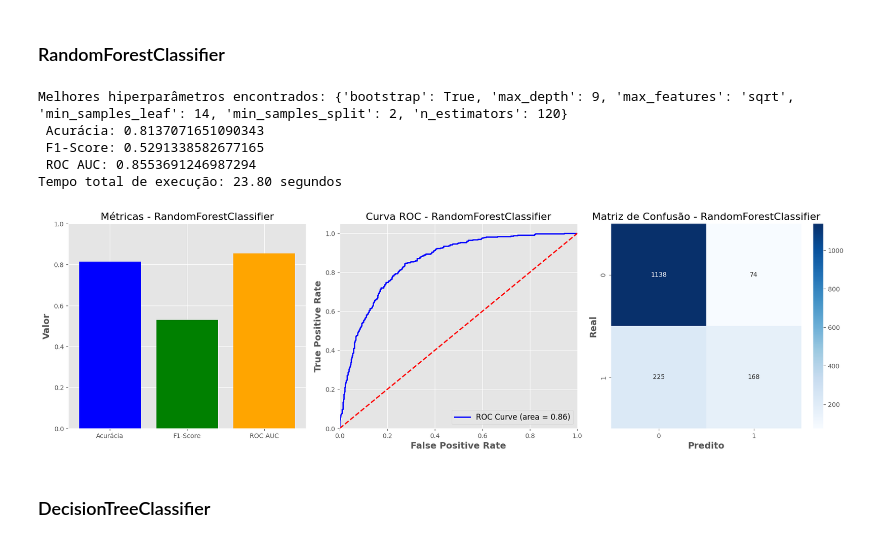
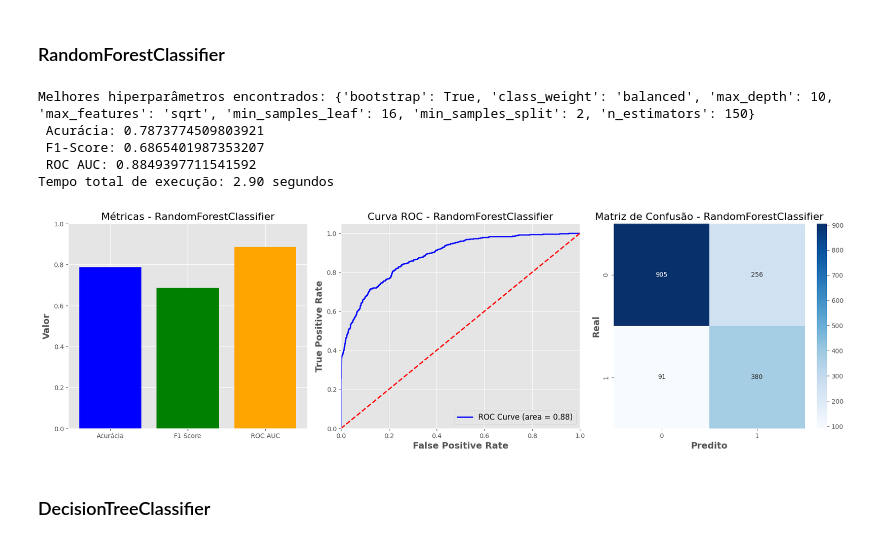
Before and after one commit to mraro/Projeto_Final, a Jupyter notebook: projeto_final.ipynb, the cells around one changed output. Cells and saved outputs as stored; diff of their text form; code cells hidden in the pictures.

```diff
--- a/projeto_final.ipynb
+++ b/projeto_final.ipynb
@@ -697,0 +705,6 @@ Temos 77% dos perfis de clientes que não desistiram, sendo 23% a taxa de churn.
+# %%
+# Dividir a variável total_charges em buckets usando pd.qcut
+df_result['total_charges_binned'] = pd.qcut(df_result['total_charges'], q=10)
+
+# Agrupar pelos buckets e calcular a taxa de churn (média da coluna churn), observed pra evitar a mensagem de aviso
+df_result.groupby('total_charges_binned', observed=True)['churn'].mean()*100
@@ -698 +747,6 @@ Temos 77% dos perfis de clientes que não desistiram, sendo 23% a taxa de churn.
+# %%
+# encode resultantes
+label_encoder = LabelEncoder()
+df_result['monthly_charges_binned'] = label_encoder.fit_transform(df_result['monthly_charges_binned'])
+df_result['total_charges_binned'] = label_encoder.fit_transform(df_result['total_charges_binned'])
 # %%
@@ -721,56 +792,64 @@ df_predictions['target'] = df_result['churn']
 # %%
-df = df_result.drop(['customer_id','gender','begin_date'], axis=1) # removendo a coluna de gender tambem pois ela possuiu pouca correlação com qualquer dado
+df = df_result.drop(['customer_id','gender','begin_date','monthly_charges','total_charges'], axis=1) # removendo a coluna de gender tambem pois ela possuiu pouca correlação com qualquer dado
 
-features, test = train_test_split(df, random_state=12, test_size=0.25)
+features, validation = train_test_split(df, random_state=12, test_size=0.3)
+test, valid = train_test_split(validation, test_size=0.2)
 features_train=features.drop('churn',axis=1)
 target_train=features['churn']
 
 features_test=test.drop('churn',axis=1)
 target_test=test['churn']
+
+features_valid=valid.drop('churn',axis=1)
+target_valid=valid['churn']
+# %%
+df_predictions = pd.DataFrame()
+df_predictions['target'] = target_valid
 # %% [markdown]
 ### RandomForestClassifier
 # %%
 # grid de hiperparâmetros para buscar
 param_grid = {
-    'n_estimators': [110,120,140],
-    'max_depth': [5,9, 10],
-    'min_samples_split': [2, 5],
-    'min_samples_leaf': [12, 14,16,18],
+    'n_estimators': [150,],
+    'max_depth': [10,],
+    'min_samples_split': [2,],
+    'min_samples_leaf': [16,],
     'max_features': ['sqrt', ],
-    'bootstrap': [True, ]
+    'bootstrap': [True, ],
+    'class_weight':['balanced'],
 }
 
 # Inicializar o modelo RandomForestClassifier
 rfc = RandomForestClassifier(random_state=12345)
 
 # Configurar o GridSearchCV
 grid_search = GridSearchCV(estimator=rfc, param_grid=param_grid, scoring='roc_auc', cv=7, n_jobs=-1, verbose=0)
 
 # tempo de início
 start_time = time.time()
 
 # Realizar o treinamento com GridSearchCV
 grid_search.fit(features_train, target_train)
 
 # Calcular o tempo total de execução
 end_time = time.time()
 time_lapse = end_time - start_time
 
 best_model = grid_search.best_estimator_ # Melhor modelo obtido
 
 print(f"Melhores hiperparâmetros encontrados: {grid_search.best_params_}")
 
 # Adicionar o melhor modelo ao ranking
 ranking.add_model(best_model, target_test, features_test, time_lapse=time_lapse)
 # Prever usando o melhor modelo
-df_predictions['RDC'] = best_model.predict(df.drop('churn', axis=1))
+df_predictions['RDC'] = best_model.predict(features_valid)
 # %% [output]
-Melhores hiperparâmetros encontrados: {'bootstrap': True, 'max_depth': 9, 'max_features': 'sqrt', 'min_samples_leaf': 14, 'min_samples_split': 2, 'n_estimators': 120}
- Acurácia: 0.8137071651090343
- F1-Score: 0.5291338582677165
- ROC AUC: 0.8553691246987294
-Tempo total de execução: 23.80 segundos
+Melhores hiperparâmetros encontrados: {'bootstrap': True, 'class_weight': 'balanced', 'max_depth': 10, 'max_features': 'sqrt', 'min_samples_leaf': 16, 'min_samples_split': 2, 'n_estimators': 150}
+ Acurácia: 0.7873774509803921
+ F1-Score: 0.6865401987353207
+ ROC AUC: 0.8849397711541592
+Tempo total de execução: 2.90 segundos
-[figure, old version]
+[figure, new version]
 # %% [markdown]
 ### DecisionTreeClassifier
 # %%
```
Also changed, not shown: parts of 50 cells of this notebook.
